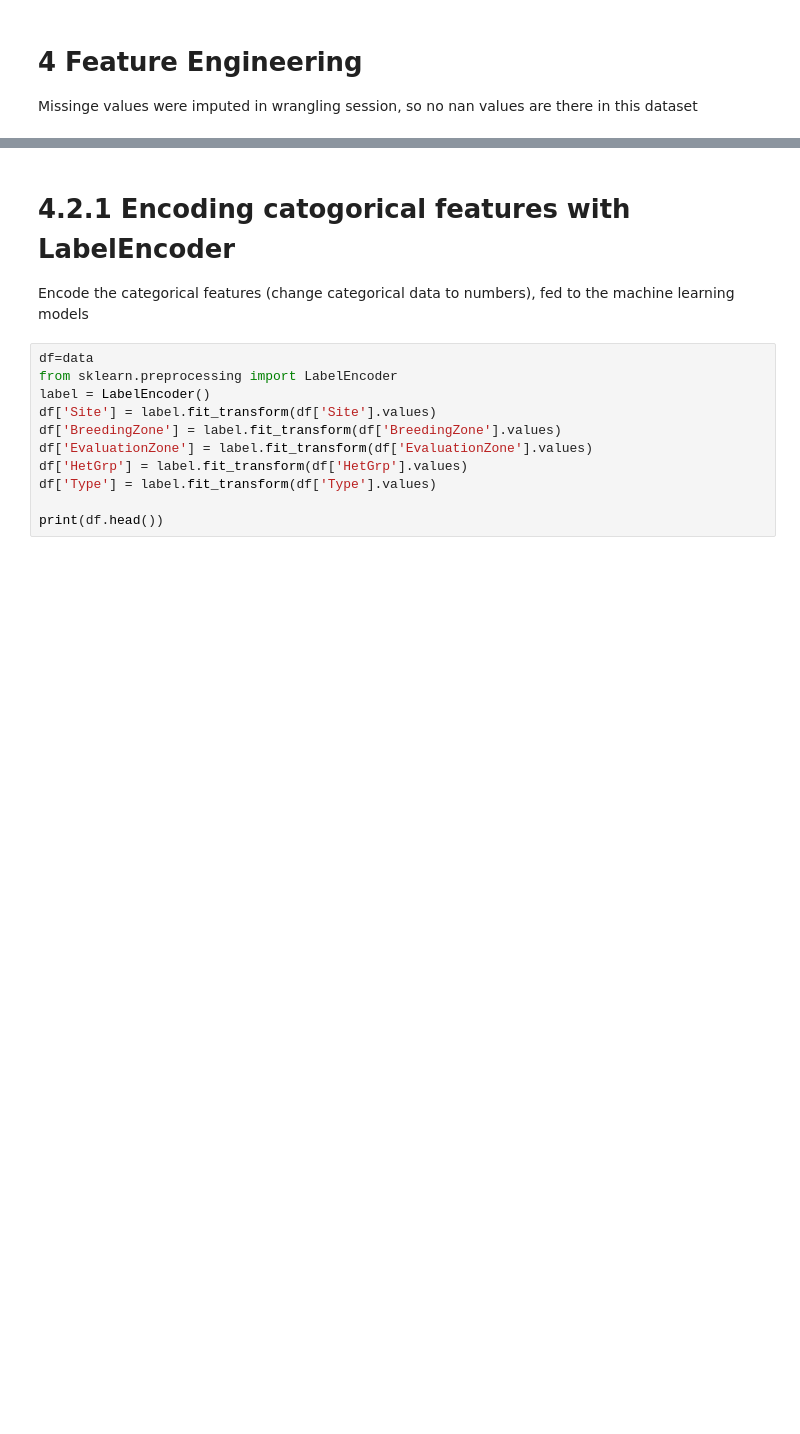
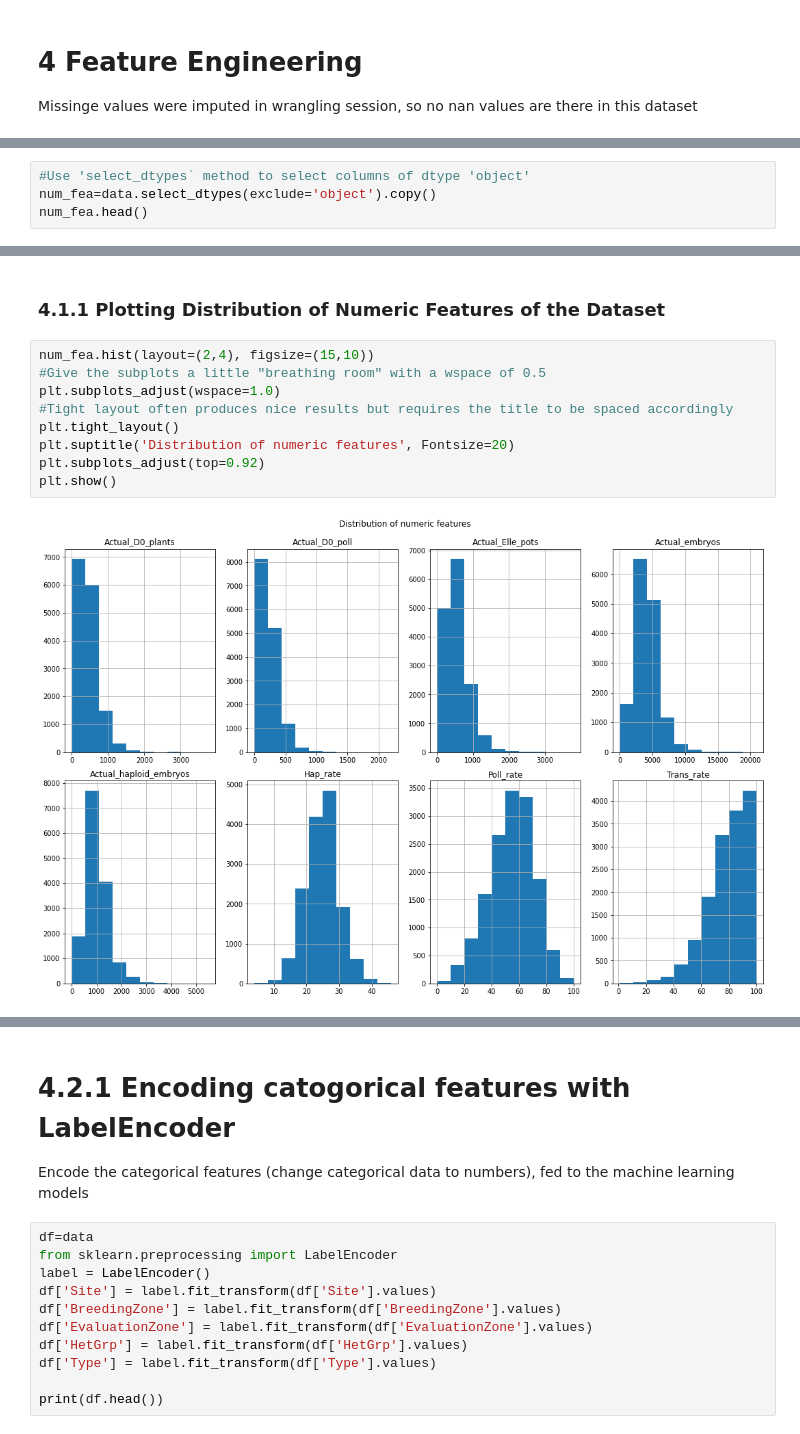
Before and after one commit to malleswarigelli/DataScienceGuidedCapstone, a Jupyter notebook: CapStone_II_Feature_Engg.ipynb, the cells around one changed output, grey strips where cells are left out. Cells and saved outputs as stored; diff of their text form; blank space fills up the shorter version.

```diff
--- a/CapStone_II_Feature_Engg.ipynb
+++ b/CapStone_II_Feature_Engg.ipynb
@@ -111,0 +77,4 @@ A critical note: The data you apply log transform must have only positive values
+# %%
+#Use 'select_dtypes` method to select columns of dtype 'object'
+num_fea=data.select_dtypes(exclude='object').copy()
+num_fea.head()
@@ -111,0 +89,13 @@ A critical note: The data you apply log transform must have only positive values
+# %% [markdown]
+### 4.1.1 Plotting Distribution of Numeric Features of the Dataset
+# %%
+num_fea.hist(layout=(2,4), figsize=(15,10))
+#Give the subplots a little "breathing room" with a wspace of 0.5
+plt.subplots_adjust(wspace=1.0)
+#Tight layout often produces nice results but requires the title to be spaced accordingly
+plt.tight_layout()
+plt.suptitle('Distribution of numeric features', Fontsize=20)
+plt.subplots_adjust(top=0.92)
+plt.show()
+# %% [output]
+[figure, added]
```
Also changed, not shown: parts of 67 cells of this notebook.
